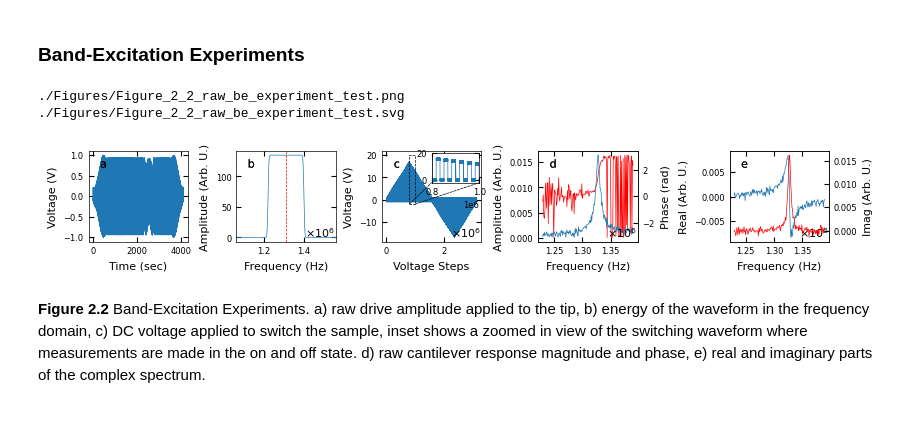
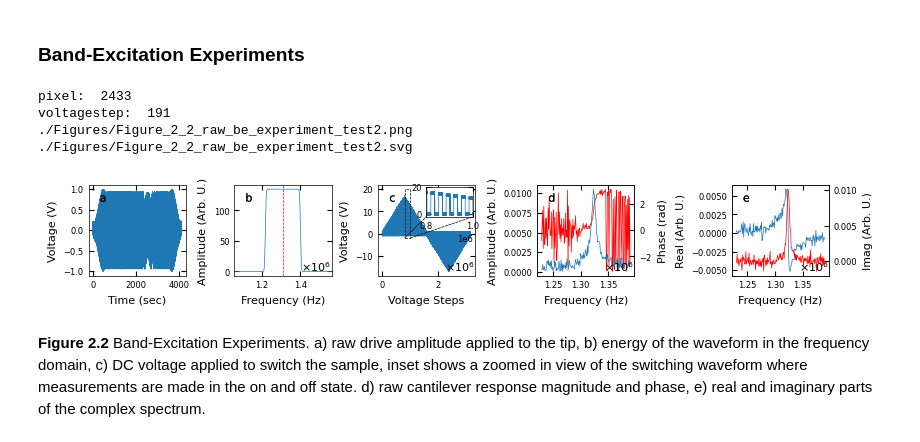
Before and after one commit to m3-learning/Rapid-Fitting-BEPFM-NN, a Jupyter notebook: notebooks/2_SHO_Fitting copy.ipynb, the cells around one changed output. Drawn from its saved outputs; the diff is of its cells as text; code cells hidden in the pictures.

```diff
--- a/notebooks/2_SHO_Fitting copy.ipynb
+++ b/notebooks/2_SHO_Fitting copy.ipynb
@@ -135,8 +295,10 @@ UsageError: Line magic function `%lprun` not found.
 
 ### Band-Excitation Experiments
 # %%
-BE_viz.raw_be(dataset, filename="Figure_2_2_raw_be_experiment_test")
+BE_viz.raw_be(dataset, filename="Figure_2_2_raw_be_experiment_test2")
 # %% [output]
-./Figures/Figure_2_2_raw_be_experiment_test.png
-./Figures/Figure_2_2_raw_be_experiment_test.svg
+pixel:  2433
+voltagestep:  191
+./Figures/Figure_2_2_raw_be_experiment_test2.png
+./Figures/Figure_2_2_raw_be_experiment_test2.svg
-[figure, old version]
+[figure, new version]
```
Also changed, not shown: parts of 18 cells of this notebook, 3 other files.
